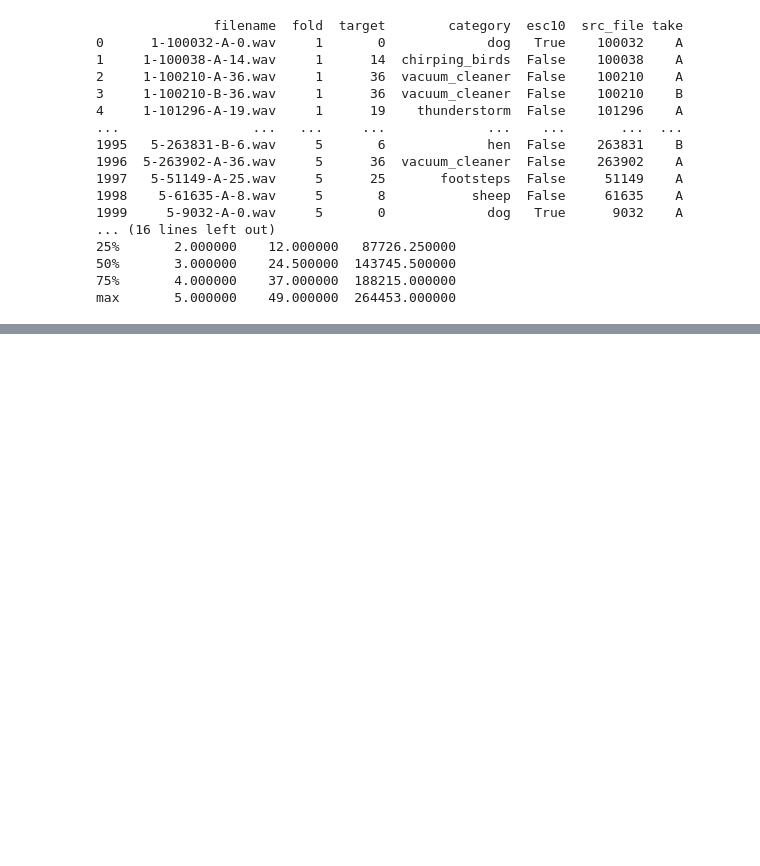
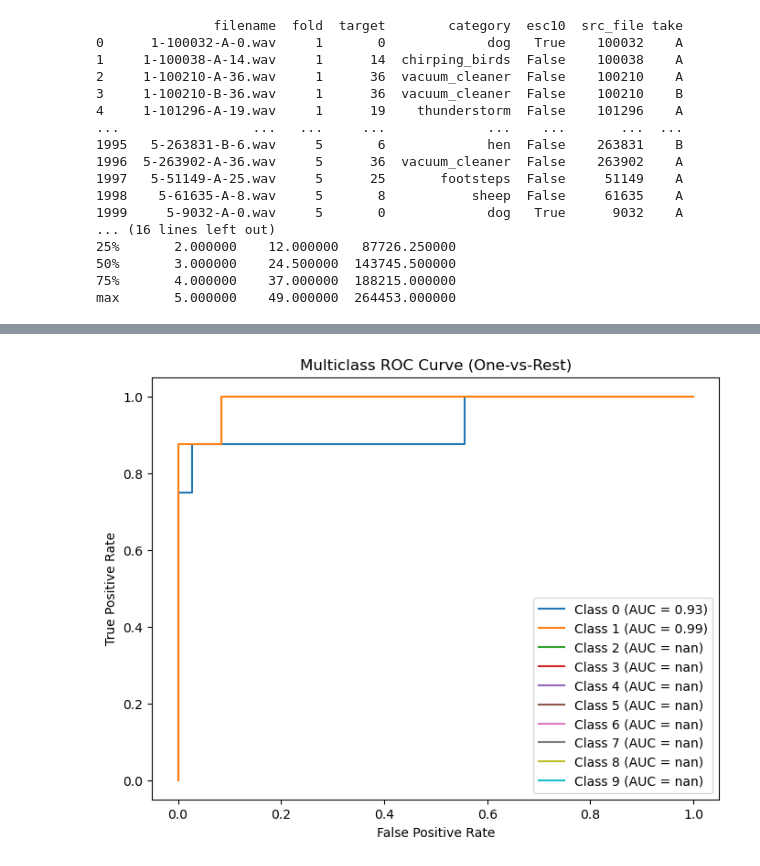
Before and after one commit to soheilbh/aed-challange, a Jupyter notebook: main.ipynb, the cells around one changed output, grey strips where cells are left out. Cells and saved outputs as stored; diff of their text form; code cells hidden in the pictures; blank space fills up the shorter version.

```diff
--- a/main.ipynb
+++ b/main.ipynb
@@ -362,0 +574,26 @@ plt.show()
+# %%
+# Get decision function scores
+y_scores = svm.decision_function(X_test)
+
+num_classes = y_scores.shape[1]  # Number of classes
+
+plt.figure(figsize=(8, 6))
+
+for class_idx in range(num_classes):
+    # Convert multi-class labels into binary (One vs. Rest)
+    y_test_binary = (y_test == class_idx).astype(int)
+
+    # Compute ROC curve
+    fpr, tpr, _ = roc_curve(y_test_binary, y_scores[:, class_idx])
+    roc_auc = auc(fpr, tpr)
+
+    # Plot each class's ROC curve
+    plt.plot(fpr, tpr, label=f"Class {class_idx} (AUC = {roc_auc:.2f})")
+
+plt.xlabel("False Positive Rate")
+plt.ylabel("True Positive Rate")
+plt.legend()
+plt.title("Multiclass ROC Curve (One-vs-Rest)")
+plt.show()
+# %% [output]
+[figure, added]
```
Also changed, not shown: parts of 50 cells of this notebook, 3 other files.
